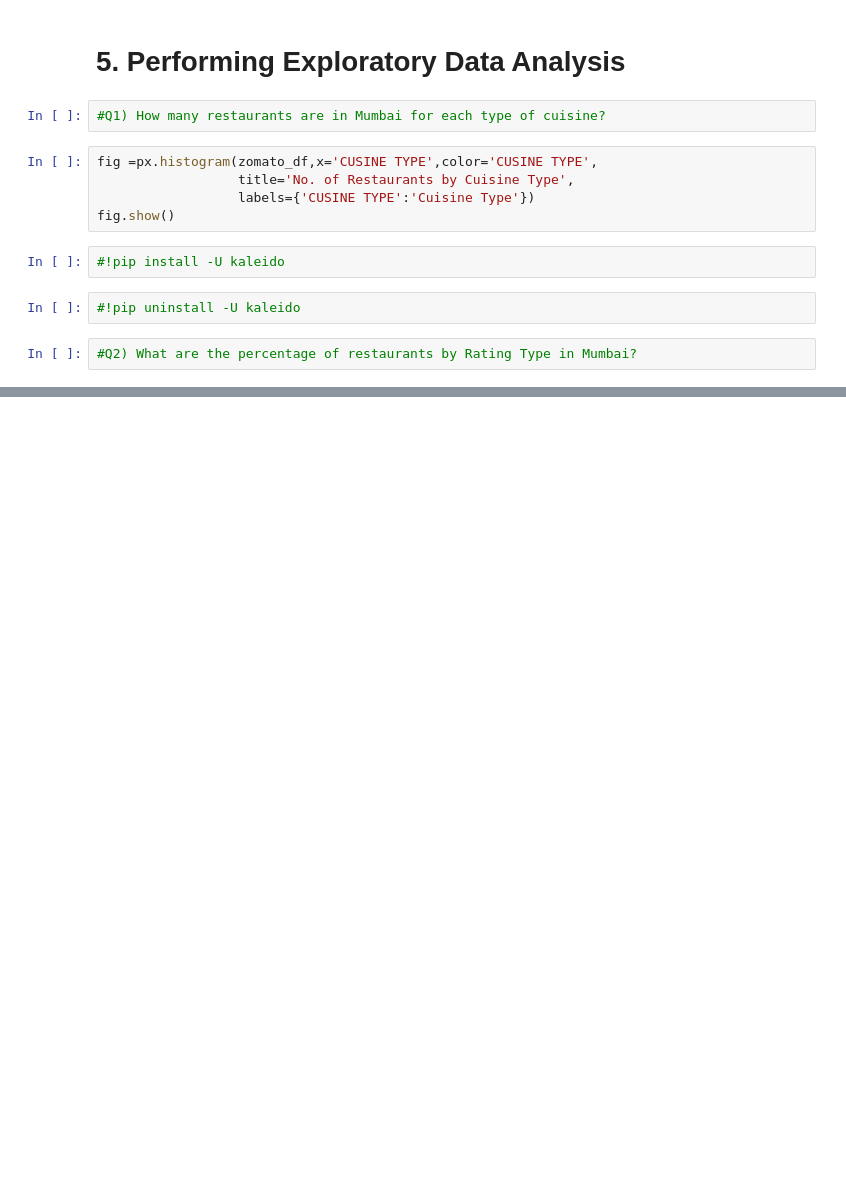
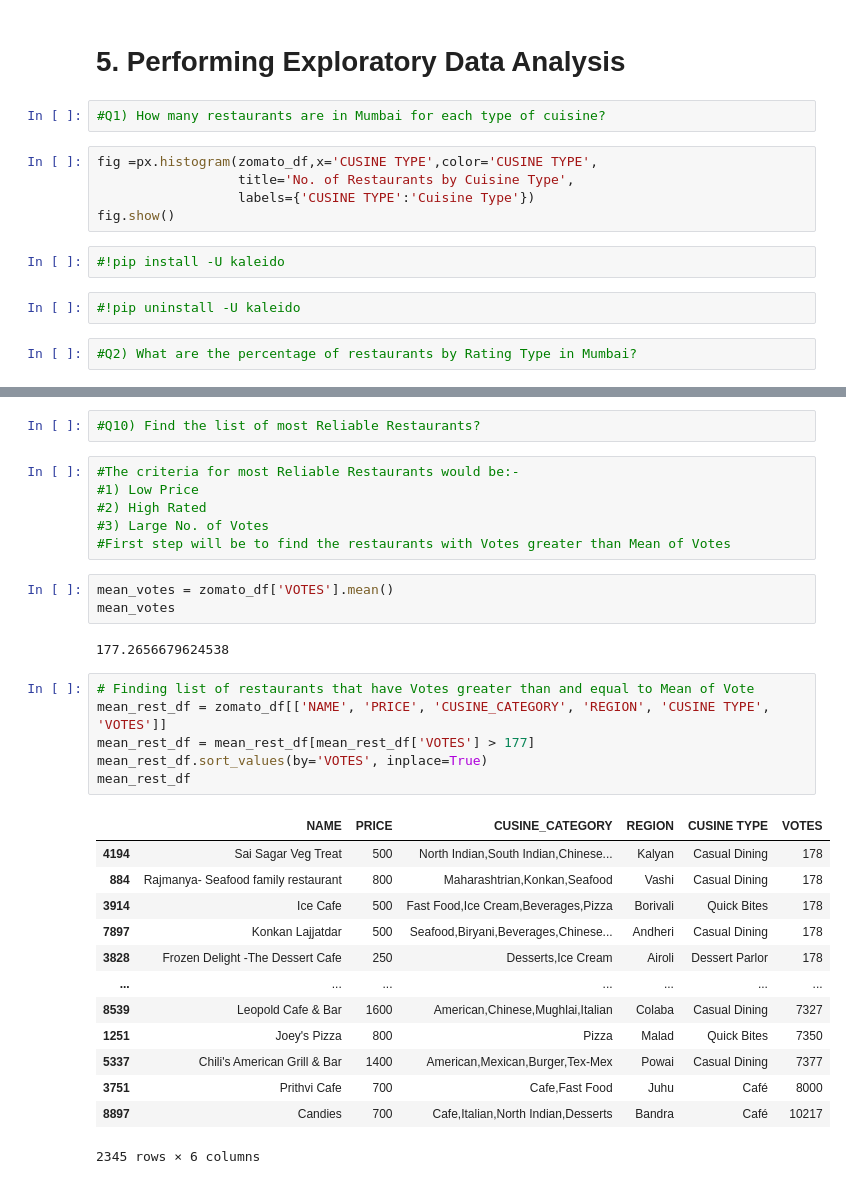
Before and after one commit to ArchanaAI/Zomato-Mumbai-analysis, a Jupyter notebook: Zomata Mumbai Analysis.ipynb, the cells around one changed output, grey strips where cells are left out. Cells and saved outputs as stored; diff of their text form; blank space fills up the shorter version.

```diff
--- a/Zomata Mumbai Analysis.ipynb
+++ b/Zomata Mumbai Analysis.ipynb
@@ -590,0 +712,33 @@ ValueError: Value of 'x' is not the name of a column in 'data_frame'. Expected o
+# %%
+#Q10) Find the list of most Reliable Restaurants?
+# %%
+#The criteria for most Reliable Restaurants would be:-
+#1) Low Price
+#2) High Rated
+#3) Large No. of Votes
+#First step will be to find the restaurants with Votes greater than Mean of Votes
+# %%
+mean_votes = zomato_df['VOTES'].mean()
+mean_votes
+# %% [output]
+177.2656679624538
+# %%
+# Finding list of restaurants that have Votes greater than and equal to Mean of Vote
+mean_rest_df = zomato_df[['NAME', 'PRICE', 'CUSINE_CATEGORY', 'REGION', 'CUSINE TYPE', 'VOTES']]
+mean_rest_df = mean_rest_df[mean_rest_df['VOTES'] > 177]
+mean_rest_df.sort_values(by='VOTES', inplace=True)
+mean_rest_df
+# %% [output]
+|  | NAME | PRICE | CUSINE_CATEGORY | REGION | CUSINE TYPE | VOTES |
+| 4194 | Sai Sagar Veg Treat | 500 | North Indian,South Indian,Chinese... | Kalyan | Casual Dining | 178 |
+| 884 | Rajmanya- Seafood family restaurant | 800 | Maharashtrian,Konkan,Seafood | Vashi | Casual Dining | 178 |
+| 3914 | Ice Cafe | 500 | Fast Food,Ice Cream,Beverages,Pizza | Borivali | Quick Bites | 178 |
+| 7897 | Konkan Lajjatdar | 500 | Seafood,Biryani,Beverages,Chinese... | Andheri | Casual Dining | 178 |
+| 3828 | Frozen Delight -The Dessert Cafe | 250 | Desserts,Ice Cream | Airoli | Dessert Parlor | 178 |
+| ... | ... | ... | ... | ... | ... | ... |
+| 8539 | Leopold Cafe & Bar | 1600 | American,Chinese,Mughlai,Italian | Colaba | Casual Dining | 7327 |
+| 1251 | Joey's Pizza | 800 | Pizza | Malad | Quick Bites | 7350 |
+| 5337 | Chili's American Grill & Bar | 1400 | American,Mexican,Burger,Tex-Mex | Powai | Casual Dining | 7377 |
+| 3751 | Prithvi Cafe | 700 | Cafe,Fast Food | Juhu | Café | 8000 |
+| 8897 | Candies | 700 | Cafe,Italian,North Indian,Desserts | Bandra | Café | 10217 |
+2345 rows × 6 columns
```
Also changed, not shown: parts of 47 cells of this notebook.
